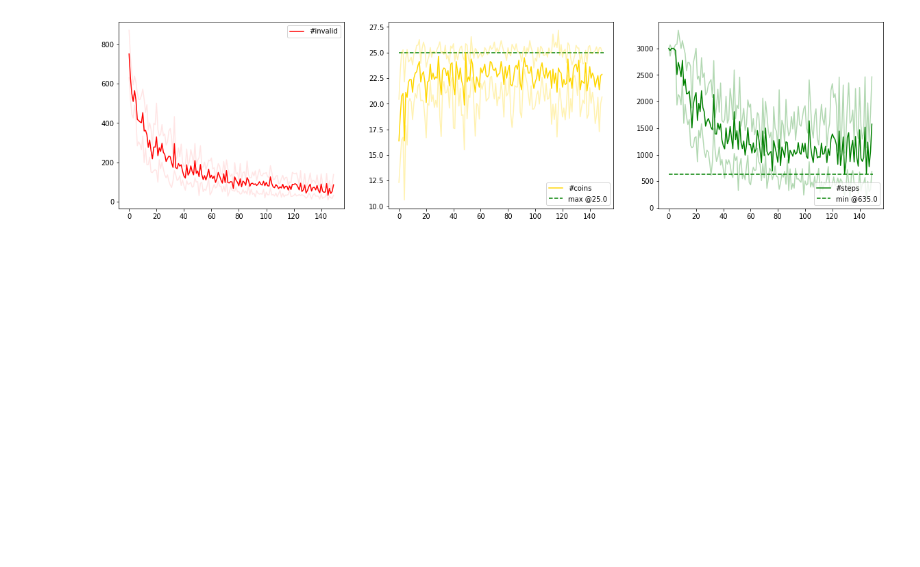
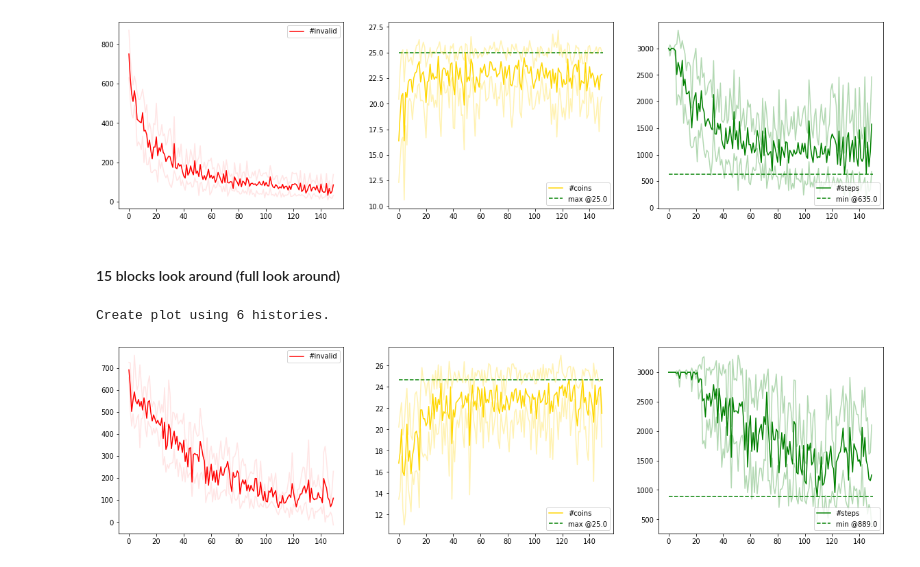
Before and after one commit to hericks/FML, a Jupyter notebook: bomberman_rl/agent_code/linear_agent/monitoring.ipynb, the cells around one changed output. Drawn from its saved outputs; the diff is of its cells as text; code cells hidden in the pictures; blank space fills up the shorter version.

```diff
--- a/bomberman_rl/agent_code/linear_agent/monitoring.ipynb
+++ b/bomberman_rl/agent_code/linear_agent/monitoring.ipynb
@@ -144,3 +144,10 @@ plotAverageHistory("histories/linear_agent_5_look_around")
 # %% [output]
 Create plot using 8 histories.
 [figure]
+# %% [markdown]
+#### 15 blocks look around (full look around)
+# %%
+plotAverageHistory("histories/linear_agent_15_look_around")
+# %% [output]
+Create plot using 6 histories.
+[figure, added]
```
